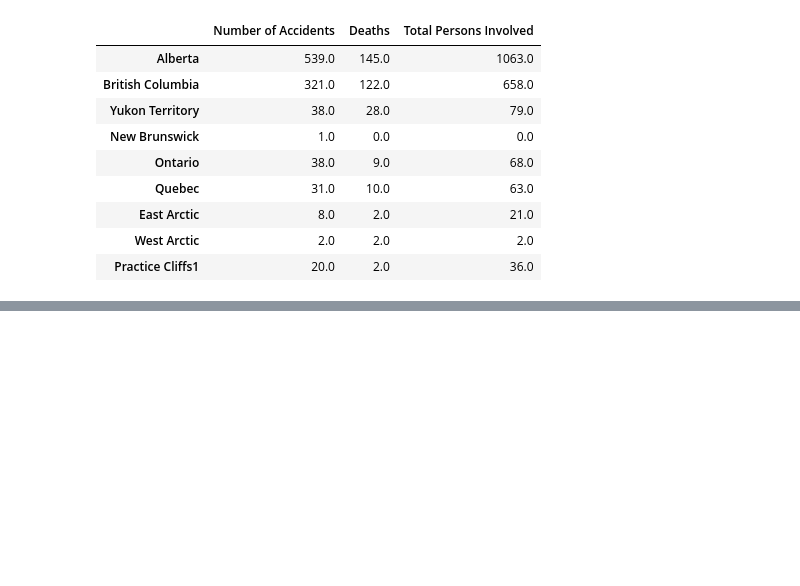
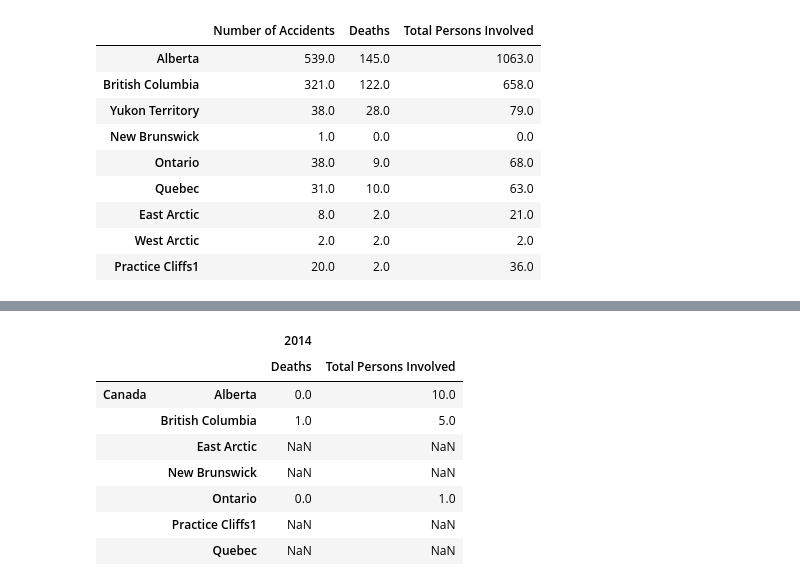
Before and after one commit to AlbertDeFusco/ANAM_Vis, a Jupyter notebook: ANAM_1951-2014_w_bokeh.ipynb, the cells around one changed output, grey strips where cells are left out. Saved outputs shown, nothing was run; the diff lists cells and outputs as text; code cells hidden in the pictures; blank space fills up the shorter version.

```diff
--- a/ANAM_1951-2014_w_bokeh.ipynb
+++ b/ANAM_1951-2014_w_bokeh.ipynb
@@ -257,0 +306,12 @@ df2.xs('Canada',level=0,axis='index').xs('1951–2013',level=0,axis='columns')
+# %%
+df3.loc[idx['Canada','Alberta':'Quebec'], idx['2014',['Total Persons Involved', 'Deaths'] ]]
+# %% [output]
+|  |  | 2014 |  |
+|  |  | Deaths | Total Persons Involved |
+| Canada | Alberta | 0.0 | 10.0 |
+|  | British Columbia | 1.0 | 5.0 |
+|  | East Arctic | NaN | NaN |
+|  | New Brunswick | NaN | NaN |
+|  | Ontario | 0.0 | 1.0 |
+|  | Practice Cliffs1 | NaN | NaN |
+|  | Quebec | NaN | NaN |
```
Also changed, not shown: parts of 5 cells of this notebook.
